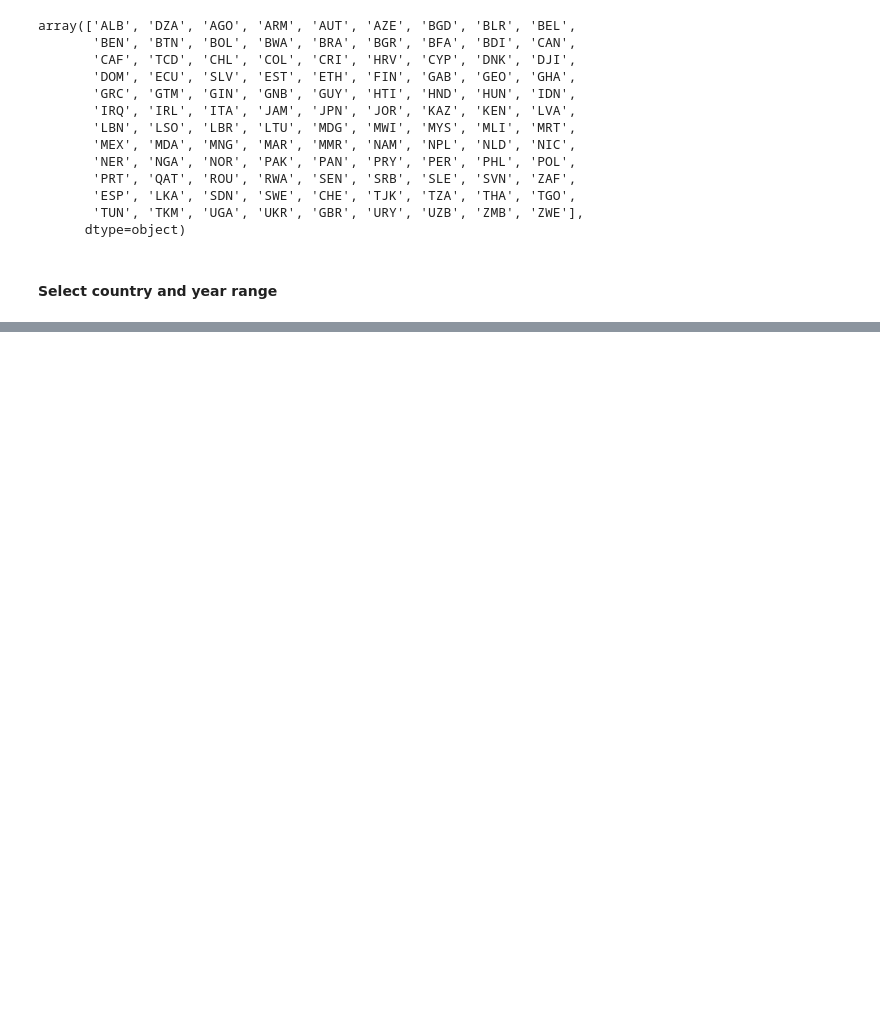
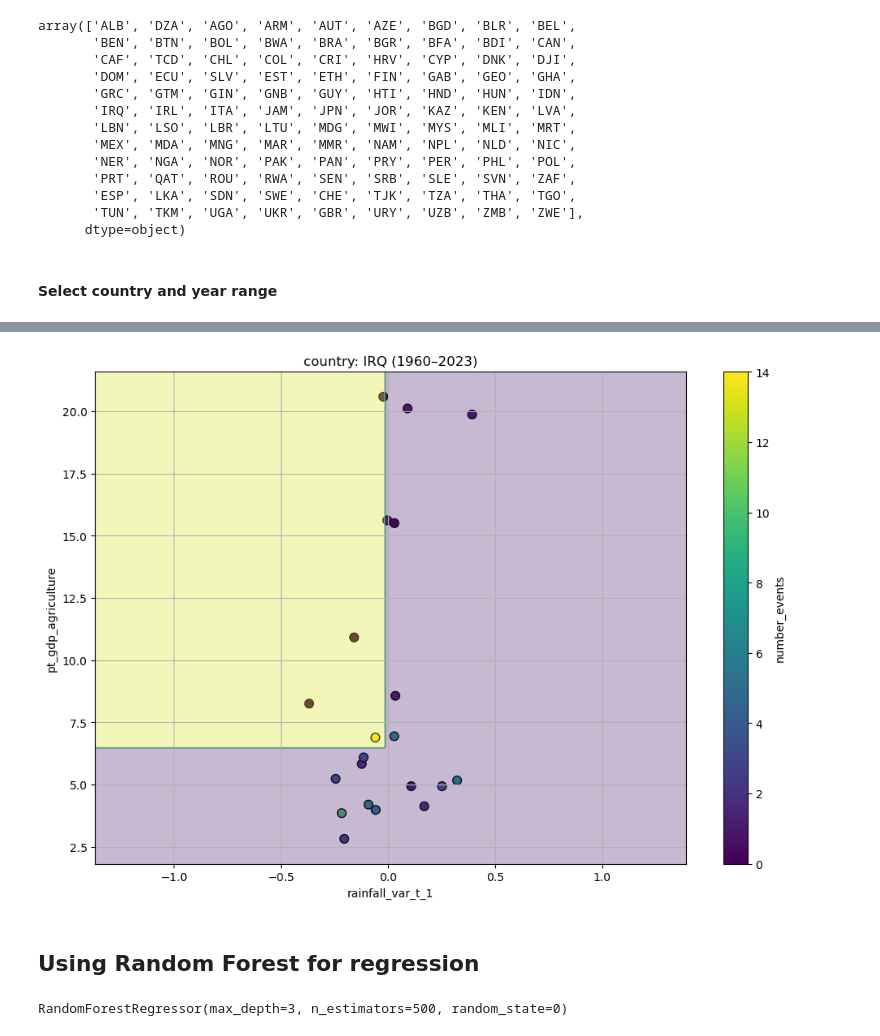
Before and after one commit to ebelchio12/nature-and-conflicts, a Jupyter notebook: 03_models/testing_non-linear_models/knn_model.ipynb, the cells around one changed output, grey strips where cells are left out. Saved outputs shown, nothing was run; the diff lists cells and outputs as text; code cells hidden in the pictures; blank space fills up the shorter version.

```diff
--- a/03_models/testing_non-linear_models/knn_model.ipynb
+++ b/03_models/testing_non-linear_models/knn_model.ipynb
@@ -180,0 +143,14 @@ plt.show()
+# %%
+feats = ['rainfall_var_t_1', 'pt_gdp_agriculture', 'democracy_polity', 'gdp', 'gdp_g']
+#target = 'participants'
+target = 'number_events'
+
+train_data, test_data = train_test_split(df_plot, test_size=0.3)
+# %%
+## make the model objects
+tree_1 = DecisionTreeRegressor(max_depth = 1, random_state=0)
+tree_2 = DecisionTreeRegressor(max_depth = 3, random_state=0)
+
+## fit the objects
+tree_1.fit(train_data[feats],train_data[target])
+tree_2.fit(train_data[feats],train_data[target])
@@ -180,0 +194,55 @@ plt.show()
+# %%
+# Choose two features for the meshgrid
+x1 = 'rainfall_var_t_1'
+x2 = 'pt_gdp_agriculture'
+
+# Values for other features — use means from training data
+fixed_vals = train_data[feats].drop([x1, x2], axis=1).mean()
+
+# Create meshgrid for x1 and x2
+x_min, x_max = train_data[x1].min() - 1, train_data[x1].max() + 1
+y_min, y_max = train_data[x2].min() - 1, train_data[x2].max() + 1
+xx, yy = np.meshgrid(np.linspace(x_min, x_max, 300),
+                     np.linspace(y_min, y_max, 300))
+
+# Prepare the grid points for prediction
+grid_points = pd.DataFrame({
+    x1: xx.ravel(),
+    x2: yy.ravel()
+})
+
+# Add the fixed values for the other features
+for col in feats:
+    if col not in [x1, x2]:
+        grid_points[col] = fixed_vals[col]
+
+# Predict over the grid
+Z = tree_2.predict(grid_points)
+
+# Reshape to match the meshgrid shape
+Z = Z.reshape(xx.shape)
+
+# Plot
+plt.figure(figsize=(10, 7))
+
+# Scatter actual data points
+scatter = plt.scatter(train_data[x1], train_data[x2], c=train_data[target], cmap='viridis', edgecolor='k', s=60)
+
+# Contourf for predicted surface
+plt.contourf(xx, yy, Z, alpha=0.3, cmap='viridis')
+
+# Labels and colorbar
+plt.xlabel(x1)
+plt.ylabel(x2)
+plt.title(f'country: {iso} ({year_begin}–{year_end})')
+
+cbar = plt.colorbar(scatter)
+cbar.set_label(target)
+
+plt.grid(True)
+plt.tight_layout()
+plt.show()
+# %% [output]
+[figure, added]
+# %% [markdown]
+## Using Random Forest for regression
@@ -180,0 +252,10 @@ plt.show()
+# %%
+## make the model objects
+rf_1 = RandomForestRegressor(n_estimators=500, max_depth = 1, random_state=0)
+rf_2 = RandomForestRegressor(n_estimators=500, max_depth = 3, random_state=0)
+
+## fit the objects
+rf_1.fit(train_data[feats],train_data[target])
+rf_2.fit(train_data[feats],train_data[target])
+# %% [output]
+RandomForestRegressor(max_depth=3, n_estimators=500, random_state=0)
```
Also changed, not shown: parts of 39 cells of this notebook.
